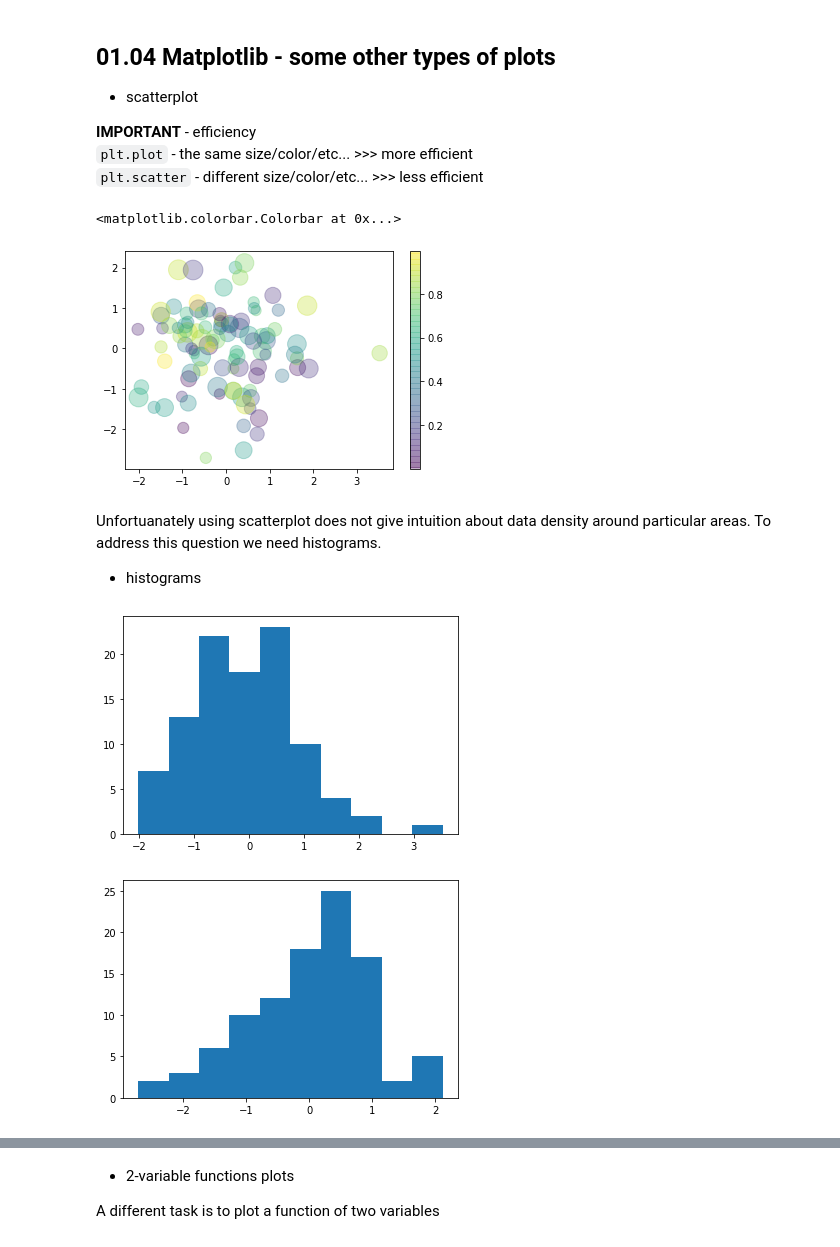
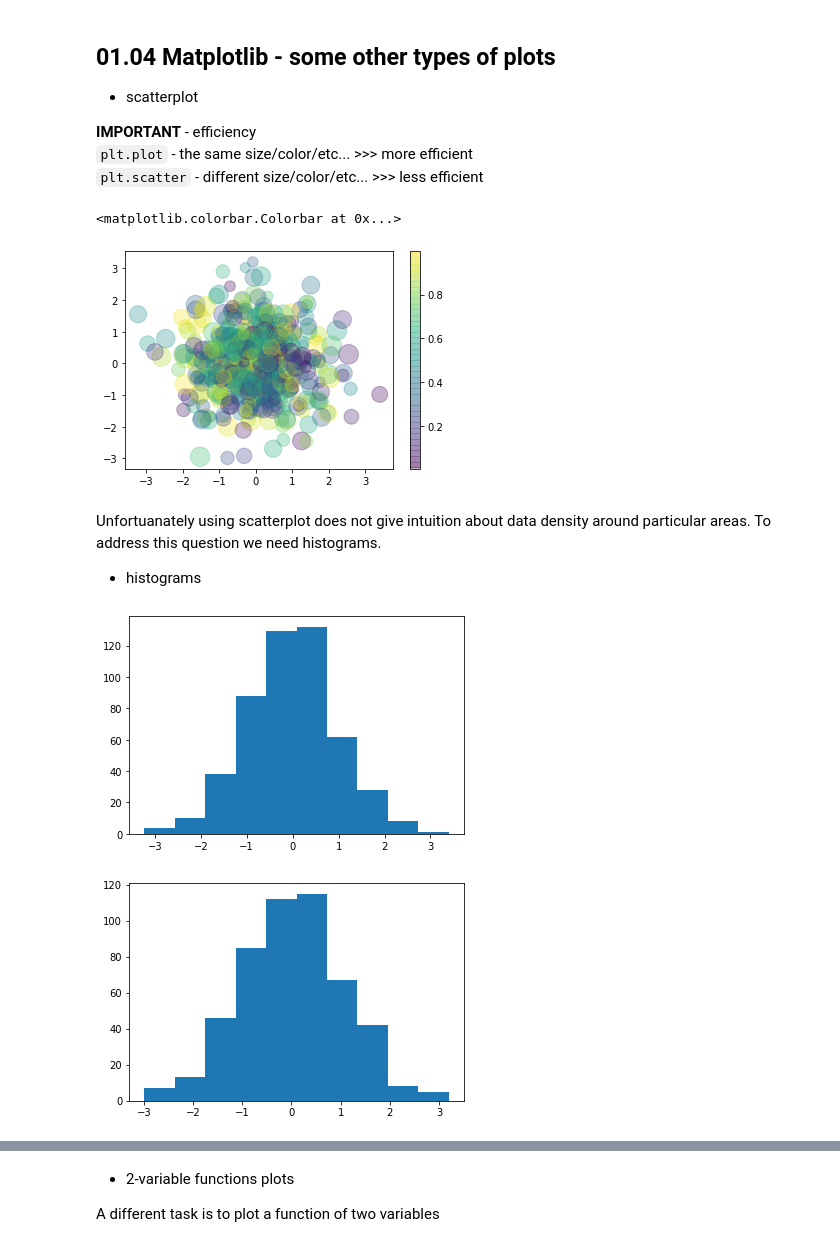
Before and after one commit to Lukasz-Cesarski/dstip, a Jupyter notebook: 05_Matplotlib/05_01_matplotlib.ipynb, the cells around one changed output, grey strips where cells are left out. Drawn from its saved outputs; the diff is of its cells as text; code cells hidden in the pictures.

```diff
--- a/05_Matplotlib/05_01_matplotlib.ipynb
+++ b/05_Matplotlib/05_01_matplotlib.ipynb
@@ -113,17 +113,17 @@ df.plot()
 `plt.plot`    - the same  size/color/etc... >>> more efficient
 `plt.scatter` - different size/color/etc... >>> less efficient
 # %%
-amount = 100
+amount = 500
 x1 = np.random.randn(amount)
 x2 = np.random.randn(amount)
 sizes = np.random.randint(100, 400, size = (amount))
 colors = np.random.rand(amount)
 
 plt.scatter(x1, x2, sizes, colors, alpha=0.3)
 plt.colorbar()
 # %% [output]
 <matplotlib.colorbar.Colorbar at 0x...>
-[figure, old version]
+[figure, new version]
 # %% [markdown]
 Unfortuanately using scatterplot does not give intuition about data density around particular areas. To address this question we need histograms.
 
@@ -131,9 +131,9 @@ Unfortuanately using scatterplot does not give intuition about data density arou
 # %%
 plt.hist(x1, bins=10);
 # %% [output]
-[figure, old version]
+[figure, new version]
 # %%
 plt.hist(x2, bins=10);
 # %% [output]
-[figure, old version]
+[figure, new version]
 # %%
```
Also changed, not shown: parts of 12 cells of this notebook, 19 other files.
